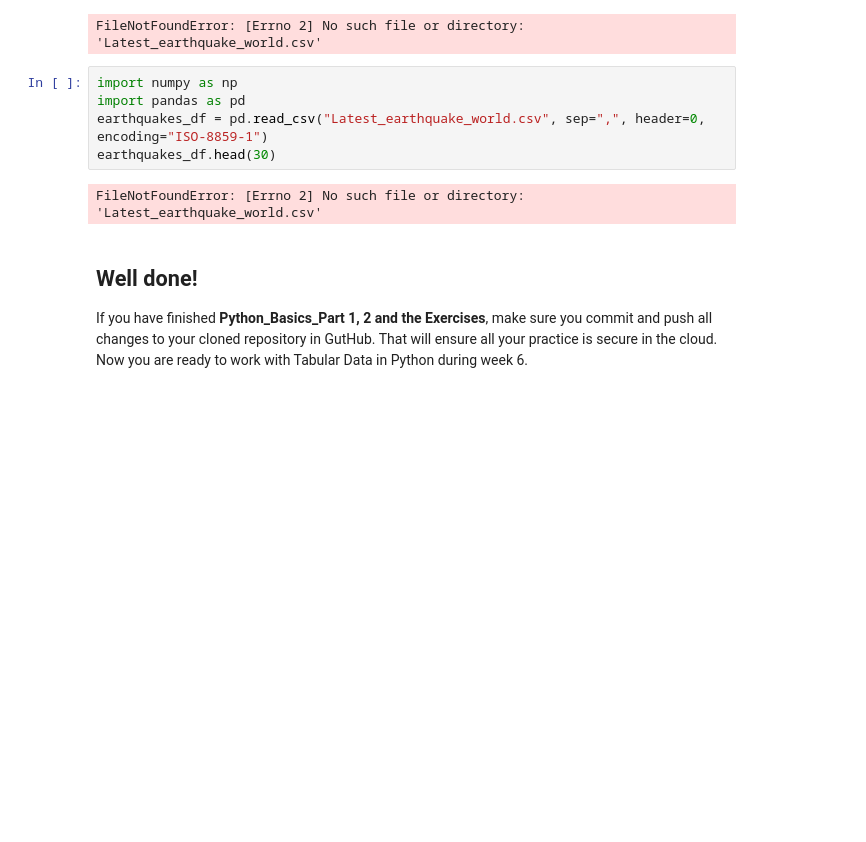
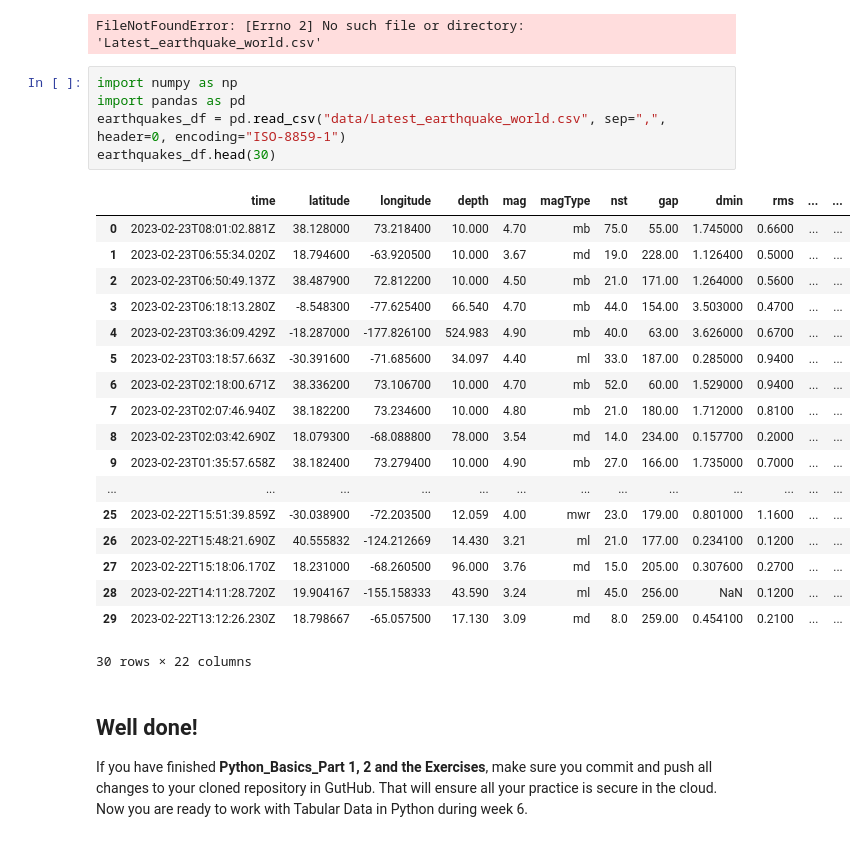
Before and after one commit to mfbenitezp/PY4SA_Course, a Jupyter notebook: Exercises_PythonBasics.ipynb, the cells around one changed output. Cells and saved outputs as stored; diff of their text form; blank space fills up the shorter version.

```diff
--- a/Exercises_PythonBasics.ipynb
+++ b/Exercises_PythonBasics.ipynb
@@ -206,10 +206,27 @@ FileNotFoundError: [Errno 2] No such file or directory: 'Latest_earthquake_world
 # %%
 import numpy as np
 import pandas as pd
-earthquakes_df = pd.read_csv("Latest_earthquake_world.csv", sep=",", header=0, encoding="ISO-8859-1")
+earthquakes_df = pd.read_csv("data/Latest_earthquake_world.csv", sep=",", header=0, encoding="ISO-8859-1")
 earthquakes_df.head(30)
 # %% [output]
+|  | time | latitude | longitude | depth | mag | magType | nst | gap | dmin | rms | ... | ... |
+| 0 | 2023-02-23T08:01:02.881Z | 38.128000 | 73.218400 | 10.000 | 4.70 | mb | 75.0 | 55.00 | 1.745000 | 0.6600 | ... | ... |
+| 1 | 2023-02-23T06:55:34.020Z | 18.794600 | -63.920500 | 10.000 | 3.67 | md | 19.0 | 228.00 | 1.126400 | 0.5000 | ... | ... |
+| 2 | 2023-02-23T06:50:49.137Z | 38.487900 | 72.812200 | 10.000 | 4.50 | mb | 21.0 | 171.00 | 1.264000 | 0.5600 | ... | ... |
+| 3 | 2023-02-23T06:18:13.280Z | -8.548300 | -77.625400 | 66.540 | 4.70 | mb | 44.0 | 154.00 | 3.503000 | 0.4700 | ... | ... |
+| 4 | 2023-02-23T03:36:09.429Z | -18.287000 | -177.826100 | 524.983 | 4.90 | mb | 40.0 | 63.00 | 3.626000 | 0.6700 | ... | ... |
+| 5 | 2023-02-23T03:18:57.663Z | -30.391600 | -71.685600 | 34.097 | 4.40 | ml | 33.0 | 187.00 | 0.285000 | 0.9400 | ... | ... |
+| 6 | 2023-02-23T02:18:00.671Z | 38.336200 | 73.106700 | 10.000 | 4.70 | mb | 52.0 | 60.00 | 1.529000 | 0.9400 | ... | ... |
+| 7 | 2023-02-23T02:07:46.940Z | 38.182200 | 73.234600 | 10.000 | 4.80 | mb | 21.0 | 180.00 | 1.712000 | 0.8100 | ... | ... |
+| 8 | 2023-02-23T02:03:42.690Z | 18.079300 | -68.088800 | 78.000 | 3.54 | md | 14.0 | 234.00 | 0.157700 | 0.2000 | ... | ... |
+| 9 | 2023-02-23T01:35:57.658Z | 38.182400 | 73.279400 | 10.000 | 4.90 | mb | 27.0 | 166.00 | 1.735000 | 0.7000 | ... | ... |
+| ... | ... | ... | ... | ... | ... | ... | ... | ... | ... | ... | ... | ... |
+| 25 | 2023-02-22T15:51:39.859Z | -30.038900 | -72.203500 | 12.059 | 4.00 | mwr | 23.0 | 179.00 | 0.801000 | 1.1600 | ... | ... |
+| 26 | 2023-02-22T15:48:21.690Z | 40.555832 | -124.212669 | 14.430 | 3.21 | ml | 21.0 | 177.00 | 0.234100 | 0.1200 | ... | ... |
+| 27 | 2023-02-22T15:18:06.170Z | 18.231000 | -68.260500 | 96.000 | 3.76 | md | 15.0 | 205.00 | 0.307600 | 0.2700 | ... | ... |
+| 28 | 2023-02-22T14:11:28.720Z | 19.904167 | -155.158333 | 43.590 | 3.24 | ml | 45.0 | 256.00 | NaN | 0.1200 | ... | ... |
+| 29 | 2023-02-22T13:12:26.230Z | 18.798667 | -65.057500 | 17.130 | 3.09 | md | 8.0 | 259.00 | 0.454100 | 0.2100 | ... | ... |
-FileNotFoundError: [Errno 2] No such file or directory: 'Latest_earthquake_world.csv'
+30 rows × 22 columns
 # %% [markdown]
 ## Well done!
 
```
Also changed, not shown: 5 other files.
